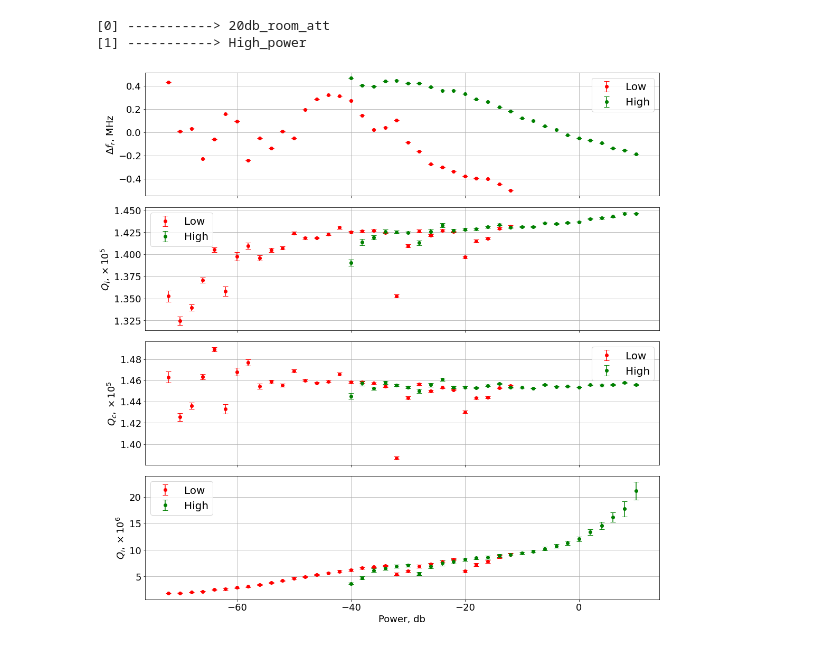
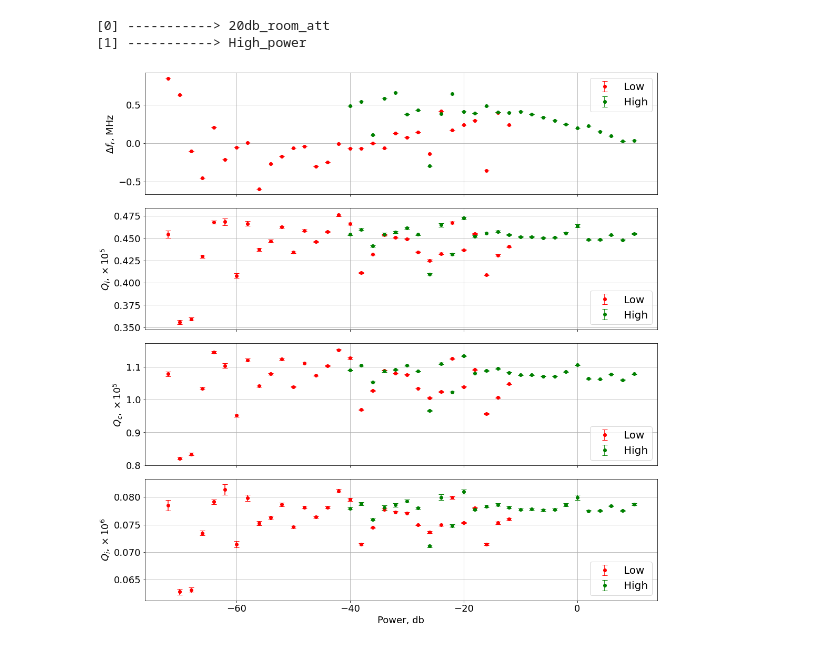
Before and after one commit to MukhanovaE/Kantele, a Jupyter notebook: Scripts/Power_merged_S18W11.ipynb, the cells around one changed output. Saved outputs shown, nothing was run; the diff lists cells and outputs as text; code cells hidden in the pictures.

```diff
--- a/Scripts/Power_merged_S18W11.ipynb
+++ b/Scripts/Power_merged_S18W11.ipynb
@@ -37,7 +37,7 @@ for i in range(len(sample_measurements)):
 # %%
 %matplotlib inline
 # %%
-resonator = 5
+resonator = 1
 
 plt.rcParams.update({
     "font.size": 16,          # General font size
@@ -48,7 +48,7 @@ plt.rcParams.update({
     "legend.fontsize": 20,    # Legend font size
 })
 
-file_address = sample_address+"\\"+sample_measurements[0]+"\\"+"Circlefit_res_" + str(resonator+1) + ".mat"
+file_address = sample_address+"\\"+sample_measurements[0]+"\\"+"Circlefit_res_" + str(resonator) + ".mat"
 mat = loadmat(file_address)
 
 resonanse_freq_low_p = mat['resonanse_freq'][0]
@@ -62,7 +62,7 @@ resonanse_qi_err_low_p = mat['resonanse_qi_err'][0]
 
 good_powers_low_p = mat['good_powers'][0]
 
-file_address = sample_address+"\\"+sample_measurements[1]+"\\"+"Circlefit_res_" + str(resonator) + ".mat"
+file_address = sample_address+"\\"+sample_measurements[1]+"\\"+"Circlefit_res_" + str(resonator-1) + ".mat"
 mat = loadmat(file_address)
 
 resonanse_freq_high_p = mat['resonanse_freq'][0]
@@ -84,31 +84,31 @@ fig, ax = plt.subplots(nrows=4, ncols=1, figsize=(15, 15), sharex = True)
 ax[0].errorbar(good_powers_low_p, (resonanse_freq_low_p-low_p_freq)/1e9*1e6, yerr=resonanse_freq_err_low_p/low_p_freq, fmt='o', label='Low', color='red', capsize=5)
 ax[0].errorbar(good_powers_high_p, (resonanse_freq_high_p-low_p_freq)/1e9*1e6, yerr=resonanse_freq_err_high_p/low_p_freq, fmt='o', label='High', color='green', capsize=5)
 ax[0].legend()
 ax[0].grid()
 ax[0].set_ylabel(r'$\Delta f_r$, MHz')
 
 
 ax[1].grid()
 ax[1].errorbar(good_powers_low_p, resonanse_ql_low_p/1e5, yerr=resonanse_ql_err_low_p/1e5, fmt='o', label='Low', color='red', capsize=5)
 ax[1].errorbar(good_powers_high_p, resonanse_ql_high_p/1e5, yerr=resonanse_ql_err_high_p/1e5, fmt='o', label='High', color='green', capsize=5)
 ax[1].legend()
 ax[1].set_ylabel(r'$Q_l,  \times 10^{5}$')
 
 ax[2].grid()
 ax[2].errorbar(good_powers_low_p, resonanse_qc_low_p/1e5, yerr=resonanse_qc_err_low_p/1e5, fmt='o', label='Low', color='red', capsize=5)
 ax[2].errorbar(good_powers_high_p, resonanse_qc_high_p/1e5, yerr=resonanse_qc_err_high_p/1e5, fmt='o', label='High', color='green', capsize=5)
 ax[2].legend()
 ax[2].set_ylabel(r'$Q_c, \times 10^{5}$')
 
 
 ax[3].grid()
 ax[3].errorbar(good_powers_low_p, resonanse_qi_low_p/1e6, yerr=resonanse_qi_err_low_p/1e6, fmt='o', label='Low', color='red', capsize=5)
 ax[3].errorbar(good_powers_high_p, resonanse_qi_high_p/1e6, yerr=resonanse_qi_err_high_p/1e6, fmt='o', label='High', color='green', capsize=5)
 ax[3].legend()
 ax[3].set_ylabel(r'$Q_i, \times 10^{6}$')
 ax[3].set_xlabel(r'Power, db')
 
 plt.tight_layout()
 plt.show()
 # %% [output]
-[figure, old version]
+[figure, new version]
```
Also changed, not shown: 55 other files.
